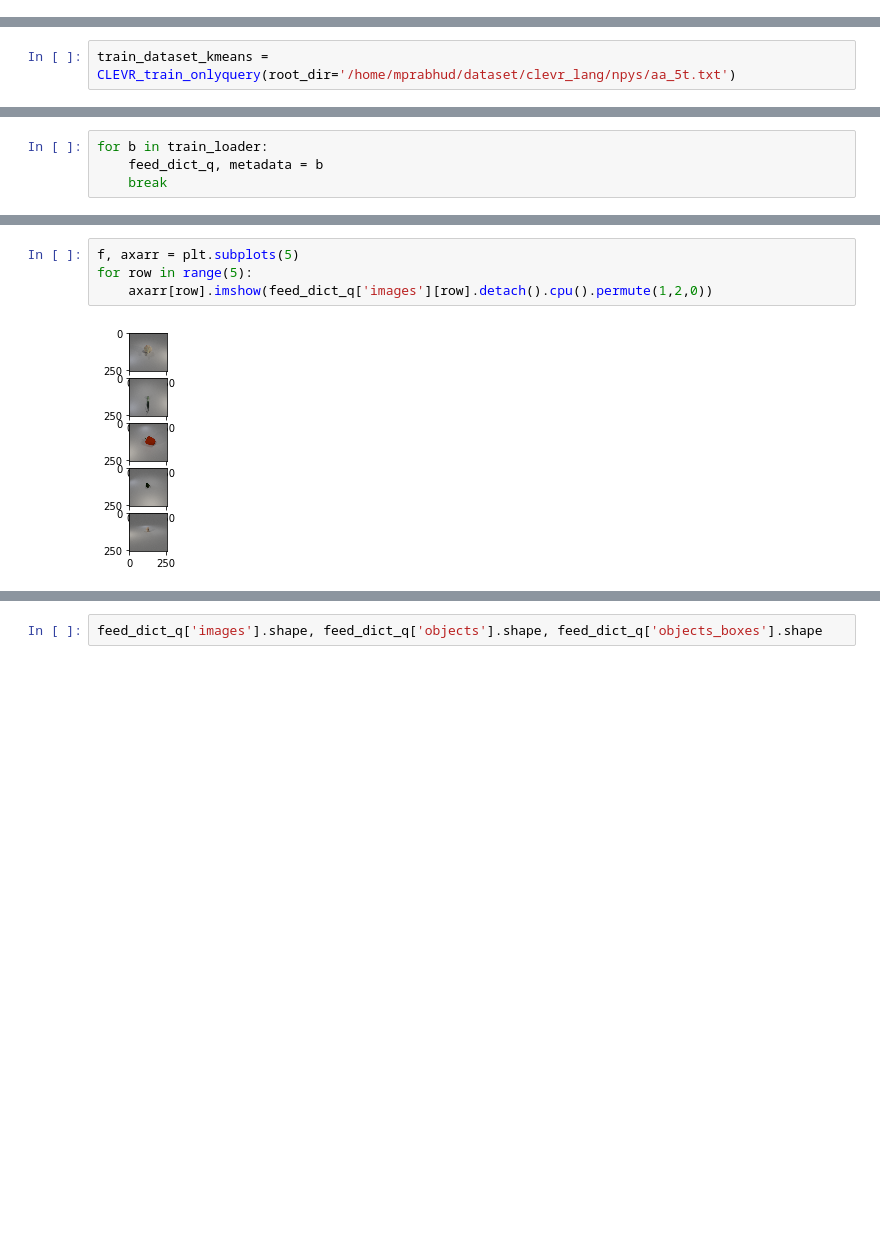
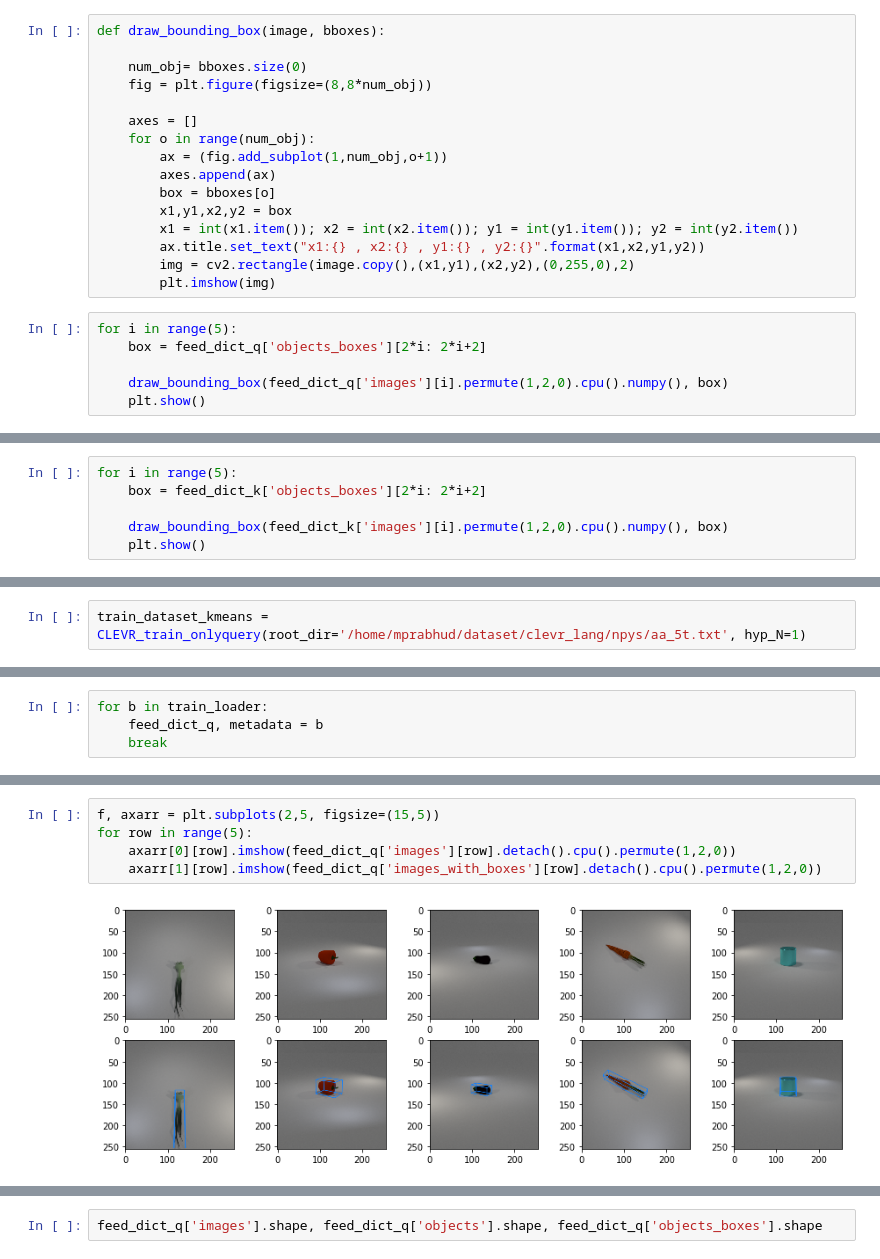
Before and after one commit to sakshamjindal/Non-Metric-3d-Representation, a Jupyter notebook: nbs/multiview-clevr.ipynb, the cells around one changed output, grey strips where cells are left out. Cells and saved outputs as stored; diff of their text form; blank space fills up the shorter version.

```diff
--- a/nbs/multiview-clevr.ipynb
+++ b/nbs/multiview-clevr.ipynb
@@ -289,3 +494,25 @@ torch.Size([5, 2, 4, 4])
 metadata['rel_viewpoint'].shape
 # %% [output]
 torch.Size([5, 1, 7])
+# %%
+def draw_bounding_box(image, bboxes):
+
+    num_obj= bboxes.size(0)
+    fig = plt.figure(figsize=(8,8*num_obj))
+
+    axes = []
+    for o in range(num_obj):
+        ax = (fig.add_subplot(1,num_obj,o+1))
+        axes.append(ax)
+        box = bboxes[o]
+        x1,y1,x2,y2 = box
+        x1 = int(x1.item()); x2 = int(x2.item()); y1 = int(y1.item()); y2 = int(y2.item())
+        ax.title.set_text("x1:{} , x2:{} , y1:{} , y2:{}".format(x1,x2,y1,y2))
+        img = cv2.rectangle(image.copy(),(x1,y1),(x2,y2),(0,255,0),2)
+        plt.imshow(img)
+# %%
+for i in range(5):
+    box = feed_dict_q['objects_boxes'][2*i: 2*i+2]
+
+    draw_bounding_box(feed_dict_q['images'][i].permute(1,2,0).cpu().numpy(), box)
+    plt.show()
@@ -291,0 +535,6 @@ torch.Size([5, 1, 7])
+# %%
+for i in range(5):
+    box = feed_dict_k['objects_boxes'][2*i: 2*i+2]
+
+    draw_bounding_box(feed_dict_k['images'][i].permute(1,2,0).cpu().numpy(), box)
+    plt.show()
@@ -411,3 +786,3 @@ class CLEVR_train_onlyquery(Dataset):
 # %%
-train_dataset_kmeans = CLEVR_train_onlyquery(root_dir='/home/mprabhud/dataset/clevr_lang/npys/aa_5t.txt')
+train_dataset_kmeans = CLEVR_train_onlyquery(root_dir='/home/mprabhud/dataset/clevr_lang/npys/aa_5t.txt', hyp_N=1)
 # %% [output]
@@ -429,6 +804,7 @@ metadata['scene_number'], metadata['query_image_index'], metadata['index']
 # %%
-f, axarr = plt.subplots(5)
+f, axarr = plt.subplots(2,5, figsize=(15,5))
 for row in range(5):
-    axarr[row].imshow(feed_dict_q['images'][row].detach().cpu().permute(1,2,0))
+    axarr[0][row].imshow(feed_dict_q['images'][row].detach().cpu().permute(1,2,0))
+    axarr[1][row].imshow(feed_dict_q['images_with_boxes'][row].detach().cpu().permute(1,2,0))
 # %% [output]
-[figure, old version]
+[figure, new version]
```
Also changed, not shown: parts of 34 cells of this notebook, 8 other files.
